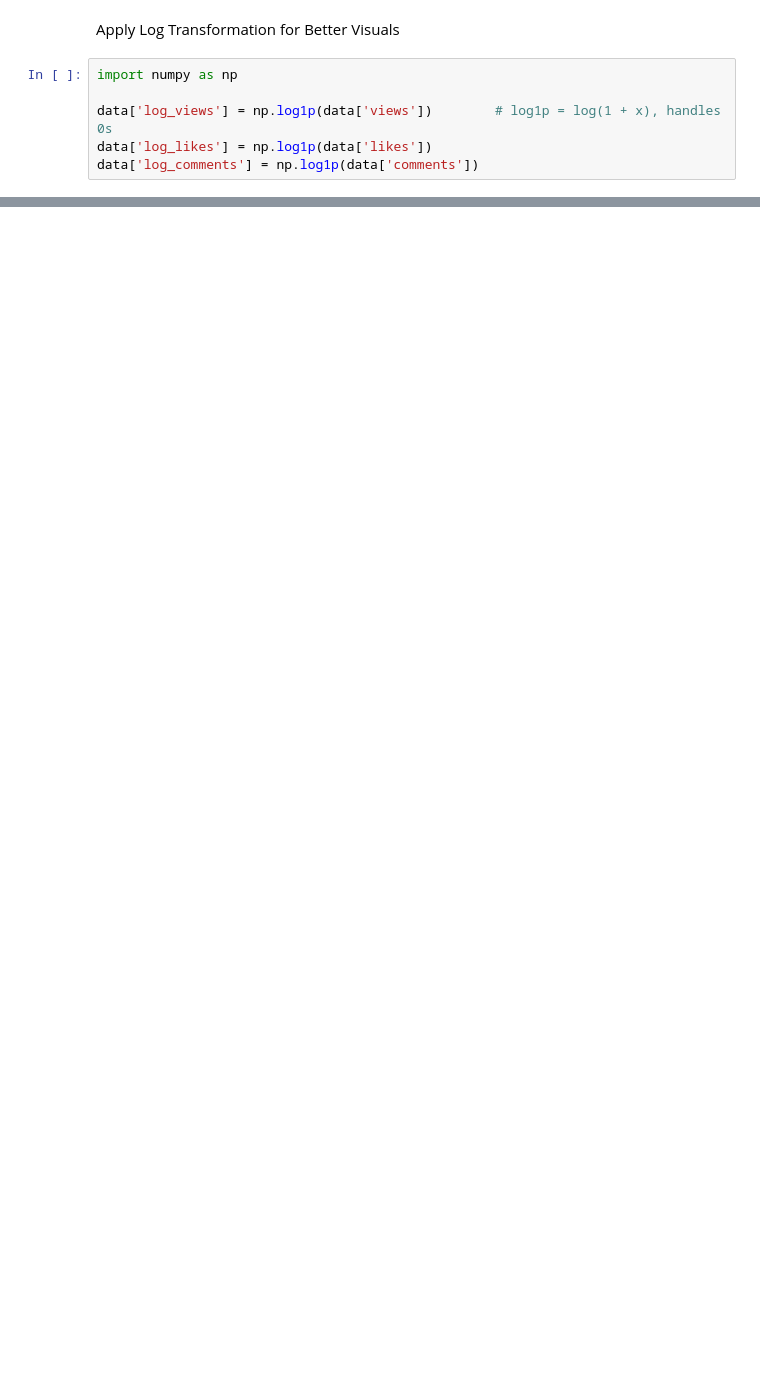
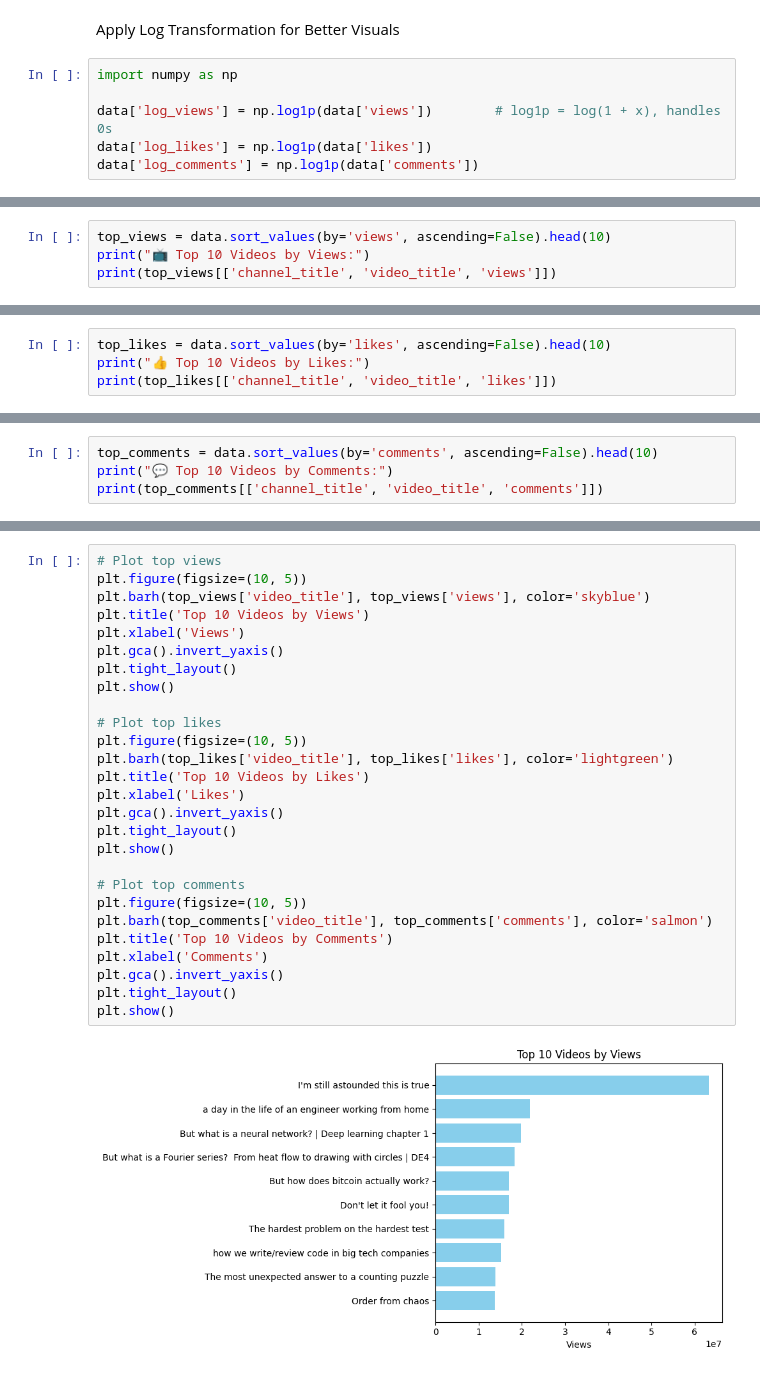
Before and after one commit to DharshiniRaji/YouTube_Analysis, a Jupyter notebook: EDA.ipynb, the cells around one changed output, grey strips where cells are left out. Cells and saved outputs as stored; diff of their text form; blank space fills up the shorter version.

```diff
--- a/EDA.ipynb
+++ b/EDA.ipynb
@@ -120,0 +159,4 @@ Text(0.5, 1.0, 'Average Views, Likes, Comments per Channel')
+# %%
+top_views = data.sort_values(by='views', ascending=False).head(10)
+print("📺 Top 10 Videos by Views:")
+print(top_views[['channel_title', 'video_title', 'views']])
@@ -120,0 +181,4 @@ Text(0.5, 1.0, 'Average Views, Likes, Comments per Channel')
+# %%
+top_likes = data.sort_values(by='likes', ascending=False).head(10)
+print("👍 Top 10 Videos by Likes:")
+print(top_likes[['channel_title', 'video_title', 'likes']])
@@ -120,0 +198,4 @@ Text(0.5, 1.0, 'Average Views, Likes, Comments per Channel')
+# %%
+top_comments = data.sort_values(by='comments', ascending=False).head(10)
+print("💬 Top 10 Videos by Comments:")
+print(top_comments[['channel_title', 'video_title', 'comments']])
@@ -120,0 +220,29 @@ Text(0.5, 1.0, 'Average Views, Likes, Comments per Channel')
+# %%
+# Plot top views
+plt.figure(figsize=(10, 5))
+plt.barh(top_views['video_title'], top_views['views'], color='skyblue')
+plt.title('Top 10 Videos by Views')
+plt.xlabel('Views')
+plt.gca().invert_yaxis()
+plt.tight_layout()
+plt.show()
+
+# Plot top likes
+plt.figure(figsize=(10, 5))
+plt.barh(top_likes['video_title'], top_likes['likes'], color='lightgreen')
+plt.title('Top 10 Videos by Likes')
+plt.xlabel('Likes')
+plt.gca().invert_yaxis()
+plt.tight_layout()
+plt.show()
+
+# Plot top comments
+plt.figure(figsize=(10, 5))
+plt.barh(top_comments['video_title'], top_comments['comments'], color='salmon')
+plt.title('Top 10 Videos by Comments')
+plt.xlabel('Comments')
+plt.gca().invert_yaxis()
+plt.tight_layout()
+plt.show()
+# %% [output]
+[figure, added]
```
Also changed, not shown: parts of 19 cells of this notebook, 2 other files.
